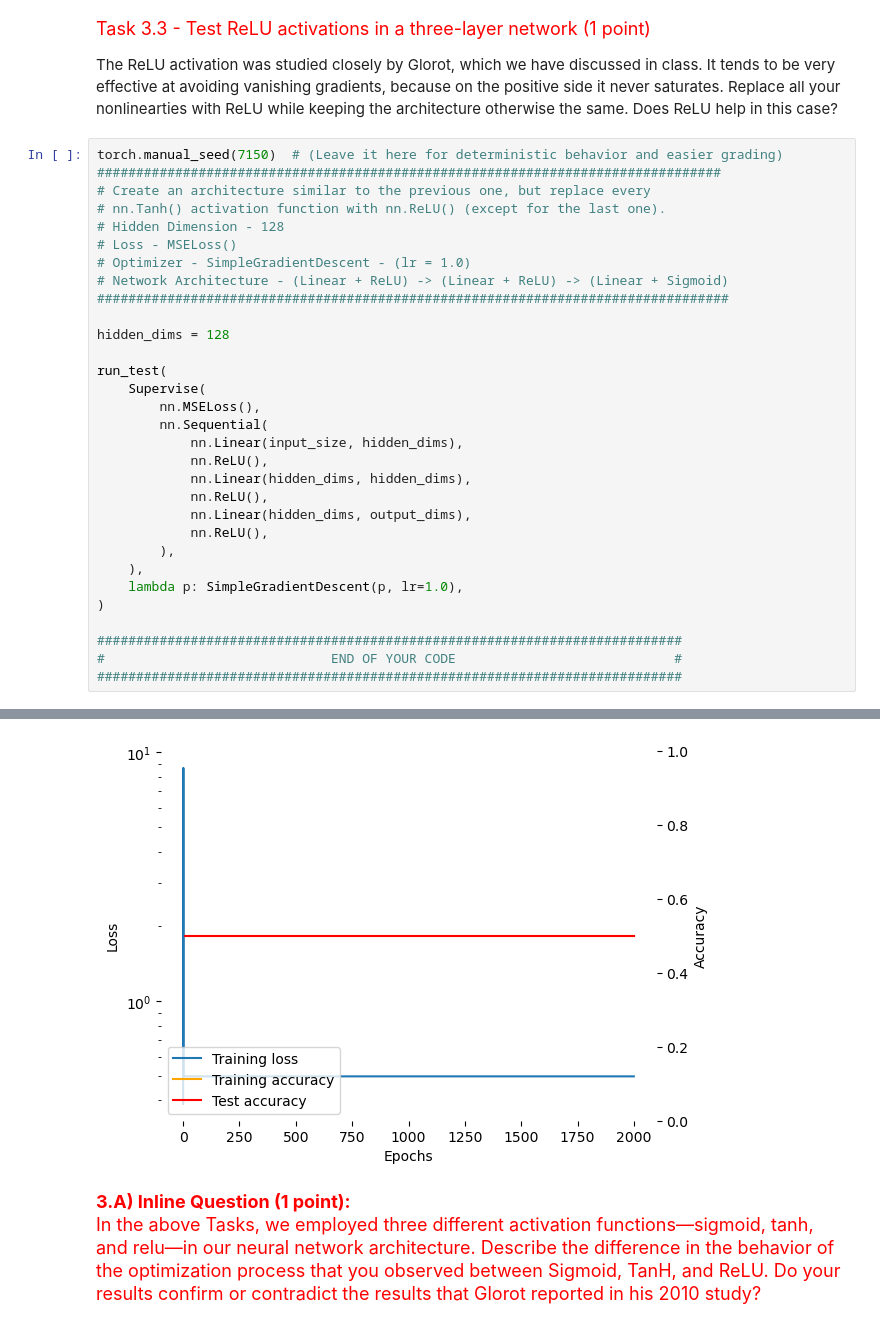
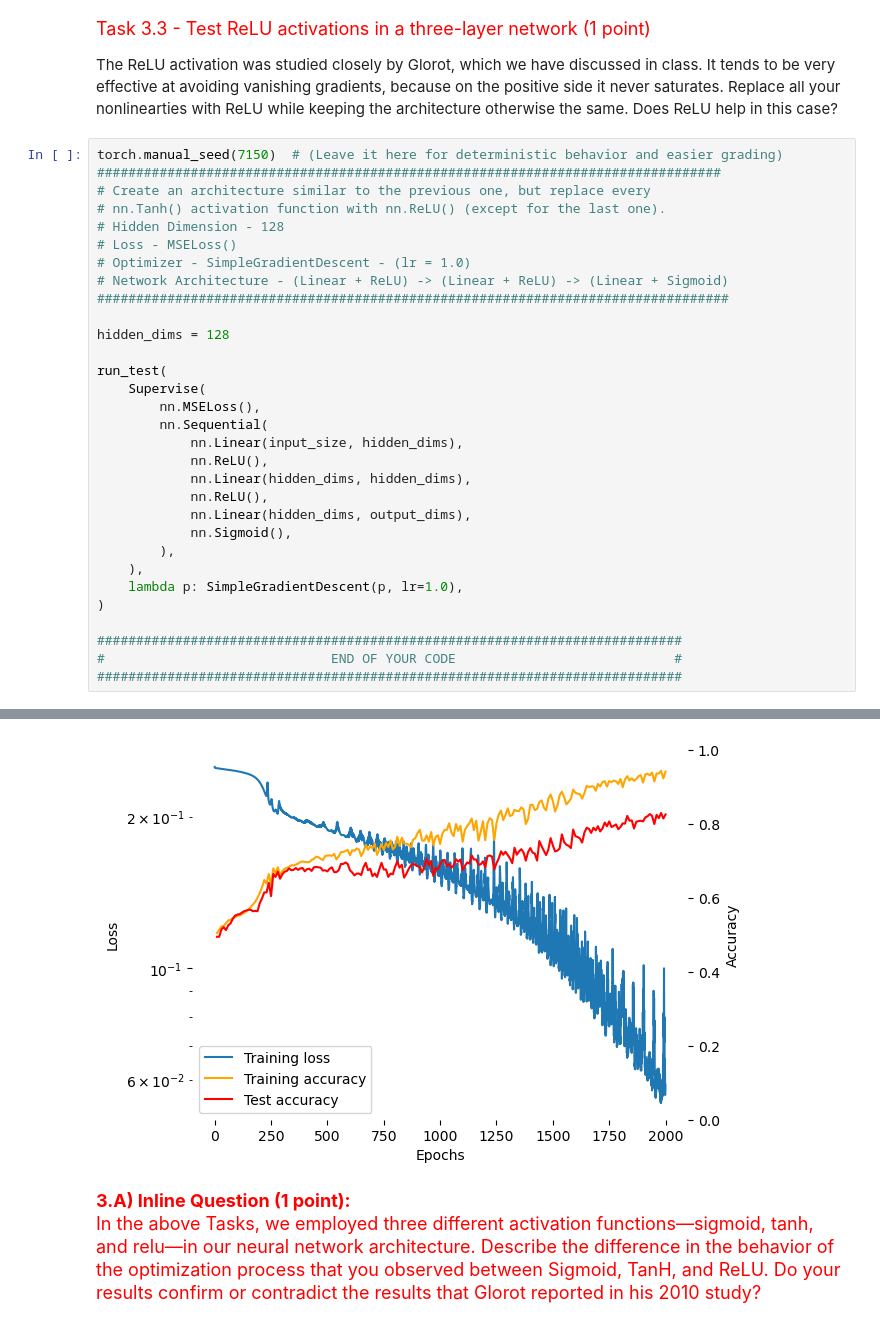
Before and after one commit to zzfz1/CS7150-Homework-2, a Jupyter notebook: HW2_1_OptimizationAndNetworkArchitecture.ipynb, the cells around one changed output, grey strips where cells are left out. Cells and saved outputs as stored; diff of their text form.

```diff
--- a/HW2_1_OptimizationAndNetworkArchitecture.ipynb
+++ b/HW2_1_OptimizationAndNetworkArchitecture.ipynb
@@ -1009,7 +996,7 @@ run_test(
             nn.Linear(hidden_dims, hidden_dims),
             nn.ReLU(),
             nn.Linear(hidden_dims, output_dims),
-            nn.ReLU(),
+            nn.Sigmoid(),
         ),
     ),
     lambda p: SimpleGradientDescent(p, lr=1.0),
@@ -1025,4 +1012,4 @@ Train Accuracy: 0.50000, Test Accuracy: 0.50000
-[figure, old version]
+[figure, new version]
 # %% [markdown]
 <font size='4' color='red'>**3.A) Inline Question (1 point):**
 In the above Tasks, we employed three different activation functions—sigmoid, tanh, and relu—in our neural network architecture. Describe the difference in the behavior of the optimization process that you observed between Sigmoid, TanH, and ReLU.  Do your results confirm or contradict the results that Glorot reported in his 2010 study?</font>
```
Also changed, not shown: parts of 52 cells of this notebook, 5 other files.
